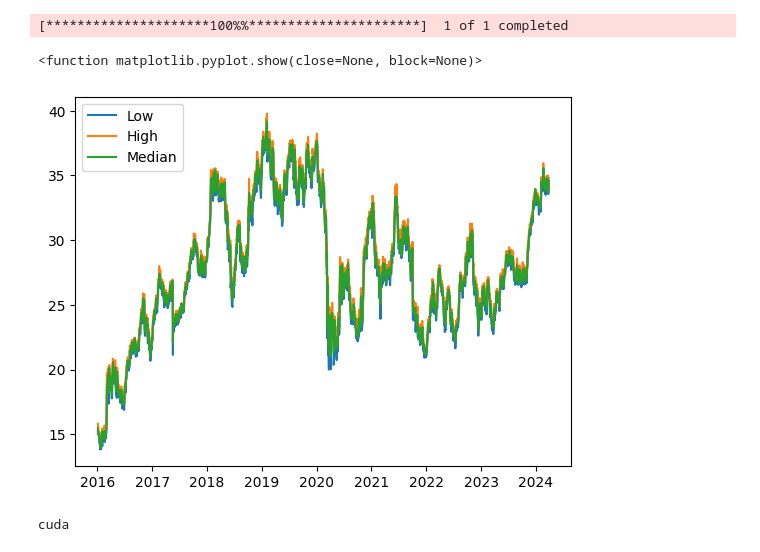
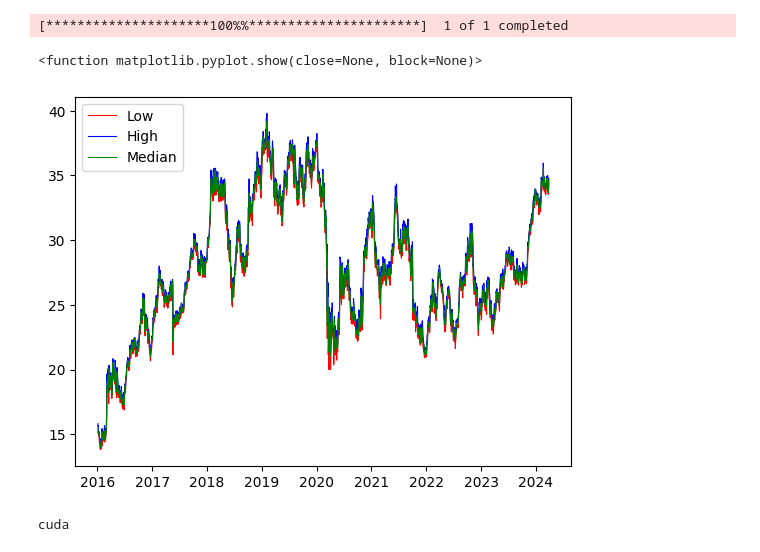
Before and after one commit to NelsonFSP/Forecast_prediction, a Jupyter notebook: app.ipynb, the cells around one changed output. Drawn from its saved outputs; the diff is of its cells as text; code cells hidden in the pictures.

```diff
--- a/app.ipynb
+++ b/app.ipynb
@@ -19,12 +19,12 @@ df_reduced = df_reduced.sort_values(by='Date')
 df_reduced['Median'] = df_reduced[['Open','Close']].median(axis=1)
 # %%
 #Gerando gráfico da média de preços da ação
-plt.plot(df_reduced['Low'], label = 'Low')
-plt.plot(df_reduced['High'], label = 'High')
-plt.plot(df_reduced['Median'], label = 'Median')
+plt.plot(df_reduced['Low'], c='r', linestyle='solid', linewidth = '0.8', label = 'Low')
+plt.plot(df_reduced['High'],c='b', linestyle='solid', linewidth = '0.8', label = 'High')
+plt.plot(df_reduced['Median'], c='g', linestyle='solid', linewidth = '0.8',label = 'Median')
 plt.legend()
 plt.show
 # %% [output]
 <function matplotlib.pyplot.show(close=None, block=None)>
-[figure, old version]
+[figure, new version]
 # %%
```
Also changed, not shown: parts of 4 cells of this notebook.
